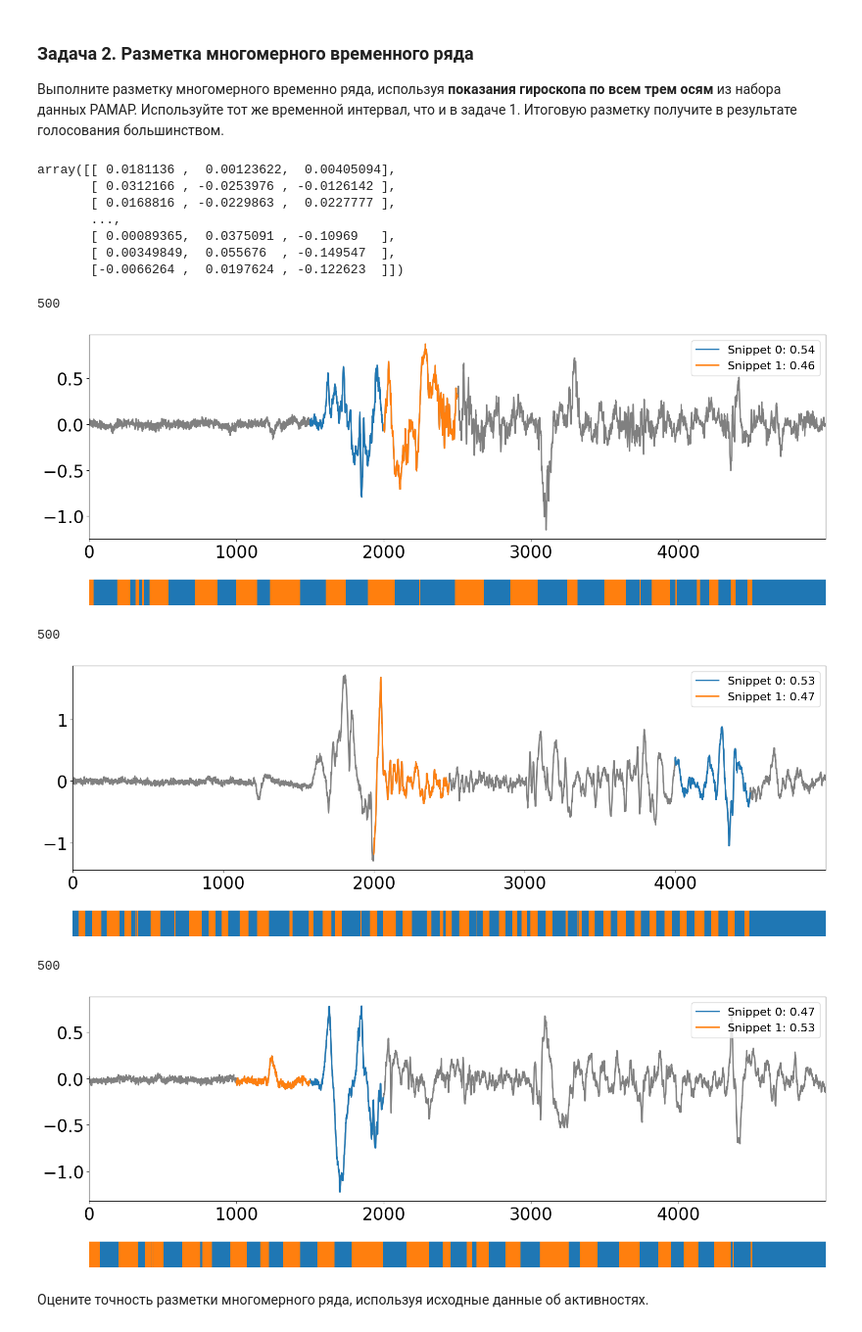
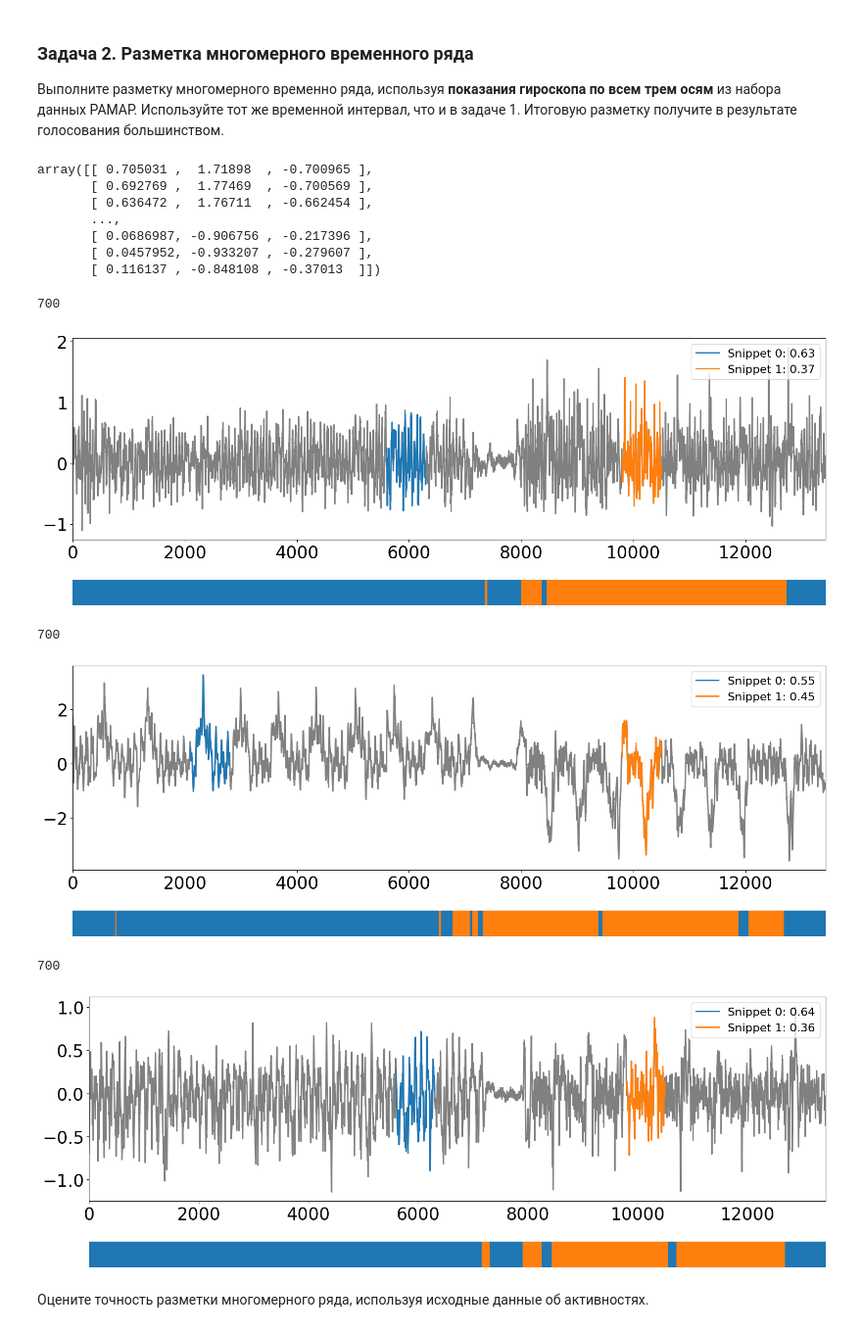
Before and after one commit to VladimirMylnikov/2024-Mylnikov-TimeSeriesCourse, a Jupyter notebook: practice/05 Snippets/05 Snippets.ipynb, the cells around one changed output. Shown at 98% size. Drawn from its saved outputs; the diff is of its cells as text; code cells hidden in the pictures.

```diff
--- a/practice/05 Snippets/05 Snippets.ipynb
+++ b/practice/05 Snippets/05 Snippets.ipynb
@@ -139,31 +139,31 @@ import matplotlib.pyplot as plt
 
 df = pd.read_csv('./datasets/PAMAP/PAMAP.txt', delimiter=' ', header=None).T
 
-filtered_df = df[(df.iloc[:, 0] > 850) & (df.iloc[:, 0] < 900)]
+filtered_df = df[(df.iloc[:, 0] > 1790) & (df.iloc[:, 0] < 1930)]
 
 ts = filtered_df.iloc[:, 10:13].to_numpy()
 # %%
 ts
 # %% [output]
-array([[ 0.0181136 ,  0.00123622,  0.00405094],
-       [ 0.0312166 , -0.0253976 , -0.0126142 ],
-       [ 0.0168816 , -0.0229863 ,  0.0227777 ],
+array([[ 0.705031 ,  1.71898  , -0.700965 ],
+       [ 0.692769 ,  1.77469  , -0.700569 ],
+       [ 0.636472 ,  1.76711  , -0.662454 ],
        ...,
-       [ 0.00089365,  0.0375091 , -0.10969   ],
-       [ 0.00349849,  0.055676  , -0.149547  ],
-       [-0.0066264 ,  0.0197624 , -0.122623  ]])
+       [ 0.0686987, -0.906756 , -0.217396 ],
+       [ 0.0457952, -0.933207 , -0.279607 ],
+       [ 0.116137 , -0.848108 , -0.37013  ]])
 # %%
 snp = []
 for i in range(3):
-    snp.append(snippets(ts[:, i], 500, 2))
+    snp.append(snippets(ts[:, i], 700, 2, percentage=0.5))
     plot_snippets(ts[:, i], snp[i])
 # %% [output]
-500
+700
-[figure, old version]
+[figure, new version]
-500
+700
-[figure, old version]
+[figure, new version]
-500
+700
-[figure, old version]
+[figure, new version]
 # %% [markdown]
 Оцените точность разметки многомерного ряда, используя исходные данные об активностях.
 # %%
```
Also changed, not shown: parts of 16 cells of this notebook, 5 other files.
